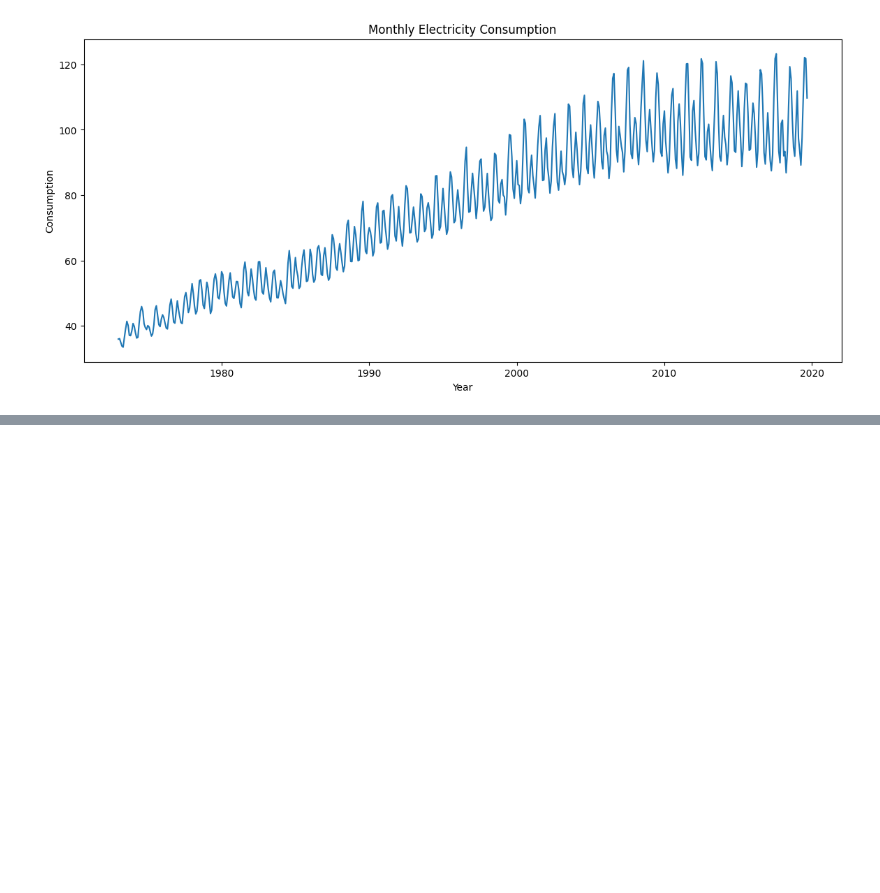
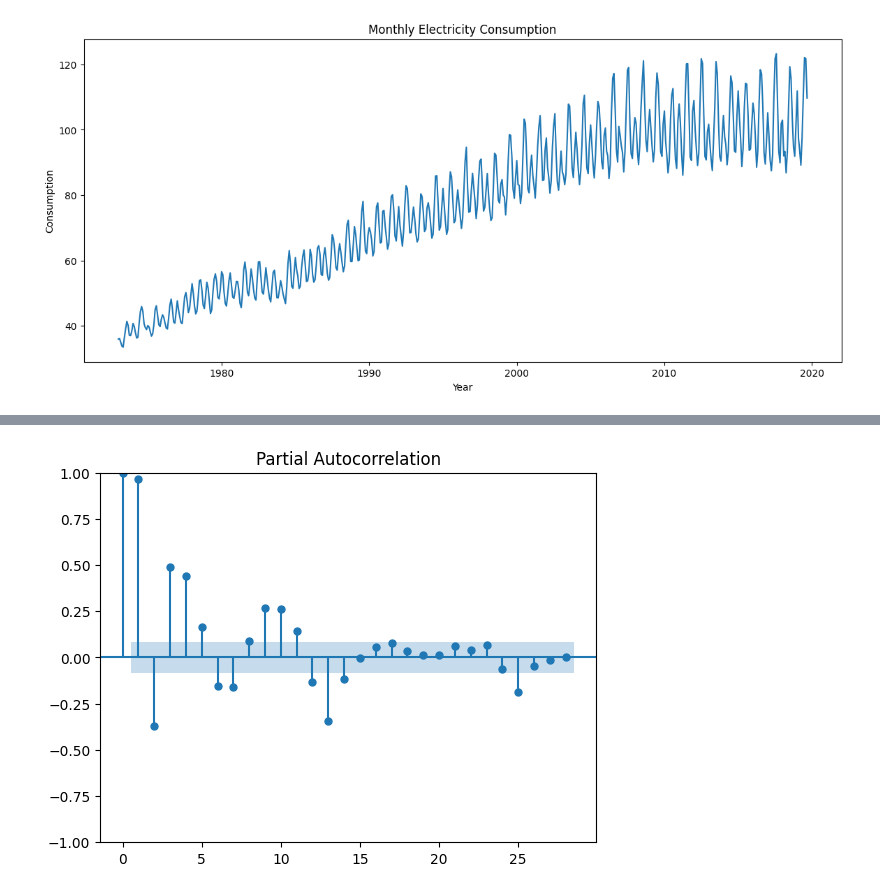
Before and after one commit to Adi46878/electricity-demand-forecasting, a Jupyter notebook: Electricity_Demand_Forecasting.ipynb, the cells around one changed output, grey strips where cells are left out. Cells and saved outputs as stored; diff of their text form; code cells hidden in the pictures; blank space fills up the shorter version.

```diff
--- a/Electricity_Demand_Forecasting.ipynb
+++ b/Electricity_Demand_Forecasting.ipynb
@@ -75,0 +165,6 @@ plt.show()
+# %%
+plot_pacf(log_train)
+
+plt.show()
+# %% [output]
+[figure, added]
```
Also changed, not shown: parts of 42 cells of this notebook.
